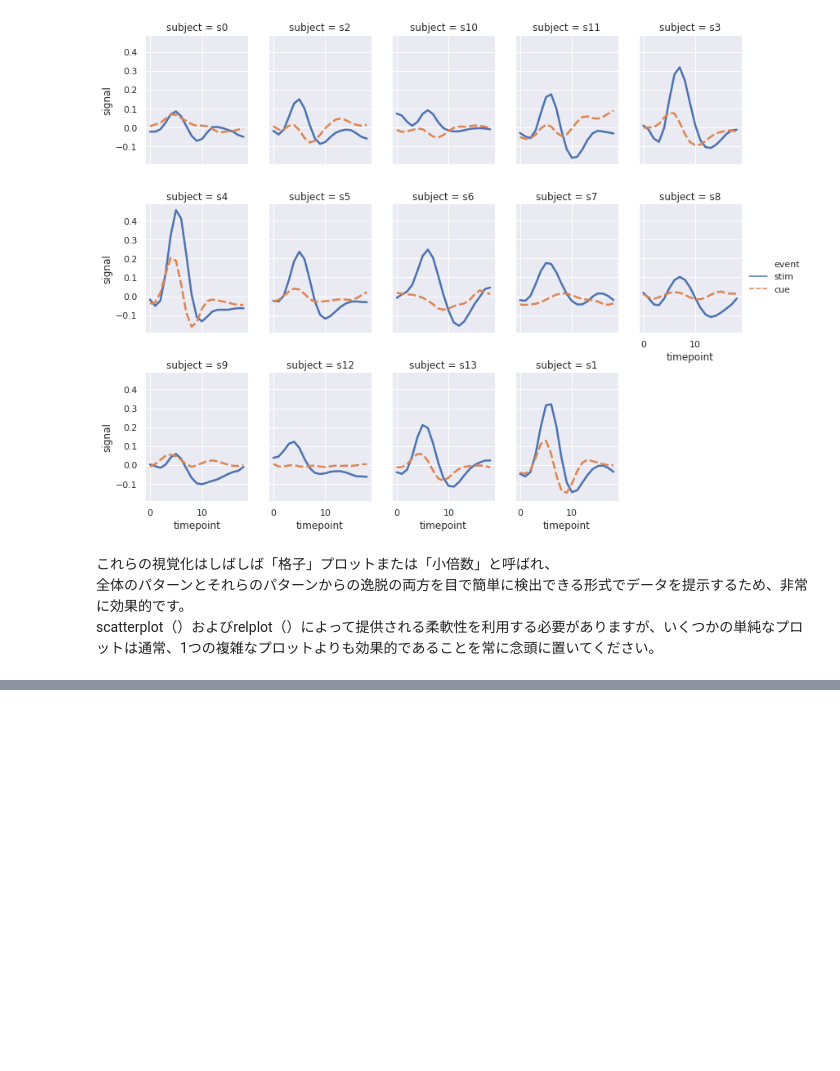
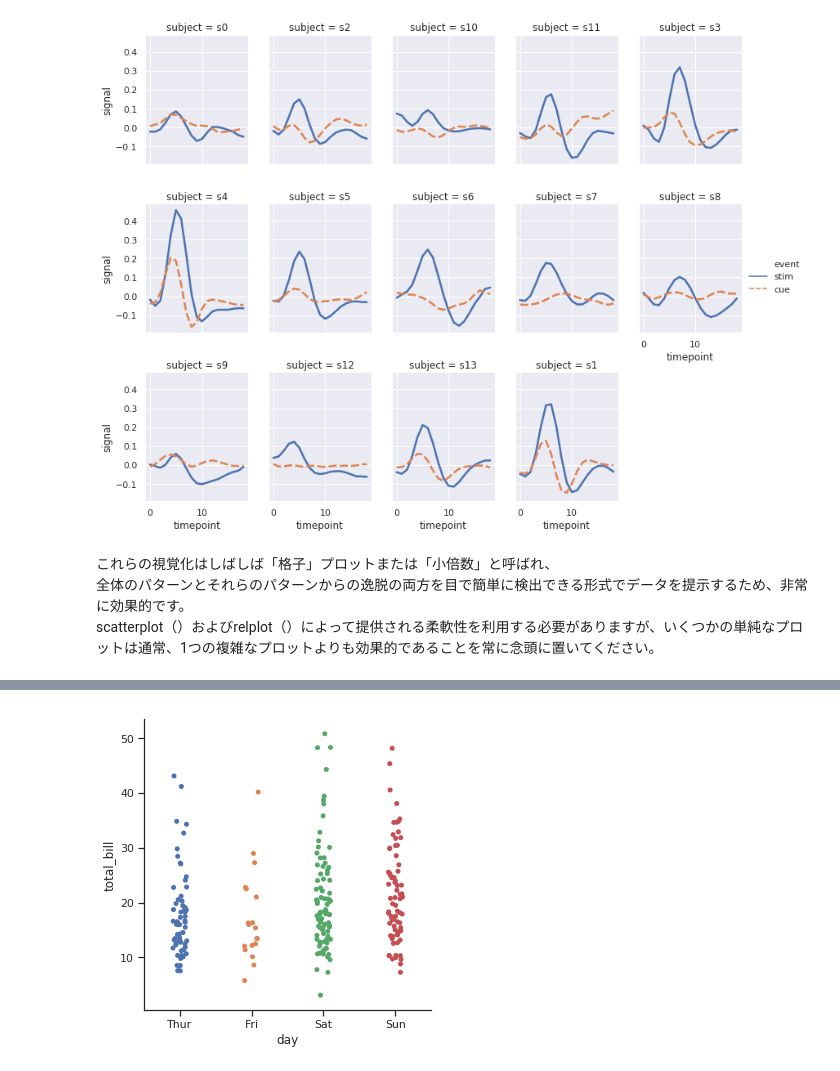
Before and after one commit to pea-sys/Til, a Jupyter notebook: OfficialSeabornTutorial.ipynb, the cells around one changed output, grey strips where cells are left out. Cells and saved outputs as stored; diff of their text form; code cells hidden in the pictures; blank space fills up the shorter version.

```diff
--- a/OfficialSeabornTutorial.ipynb
+++ b/OfficialSeabornTutorial.ipynb
@@ -301,0 +333,4 @@ scatterplot（）およびrelplot（）によって提供される柔軟性を
+# %%
+import seaborn as sns
+import matplotlib.pyplot as plt
+sns.set(style="ticks", color_codes=True)
@@ -301,0 +341,5 @@ scatterplot（）およびrelplot（）によって提供される柔軟性を
+# %%
+tips = sns.load_dataset("tips")
+sns.catplot(x="day", y="total_bill", data=tips);
+# %% [output]
+[figure, added]
```
Also changed, not shown: parts of 16 cells of this notebook.
